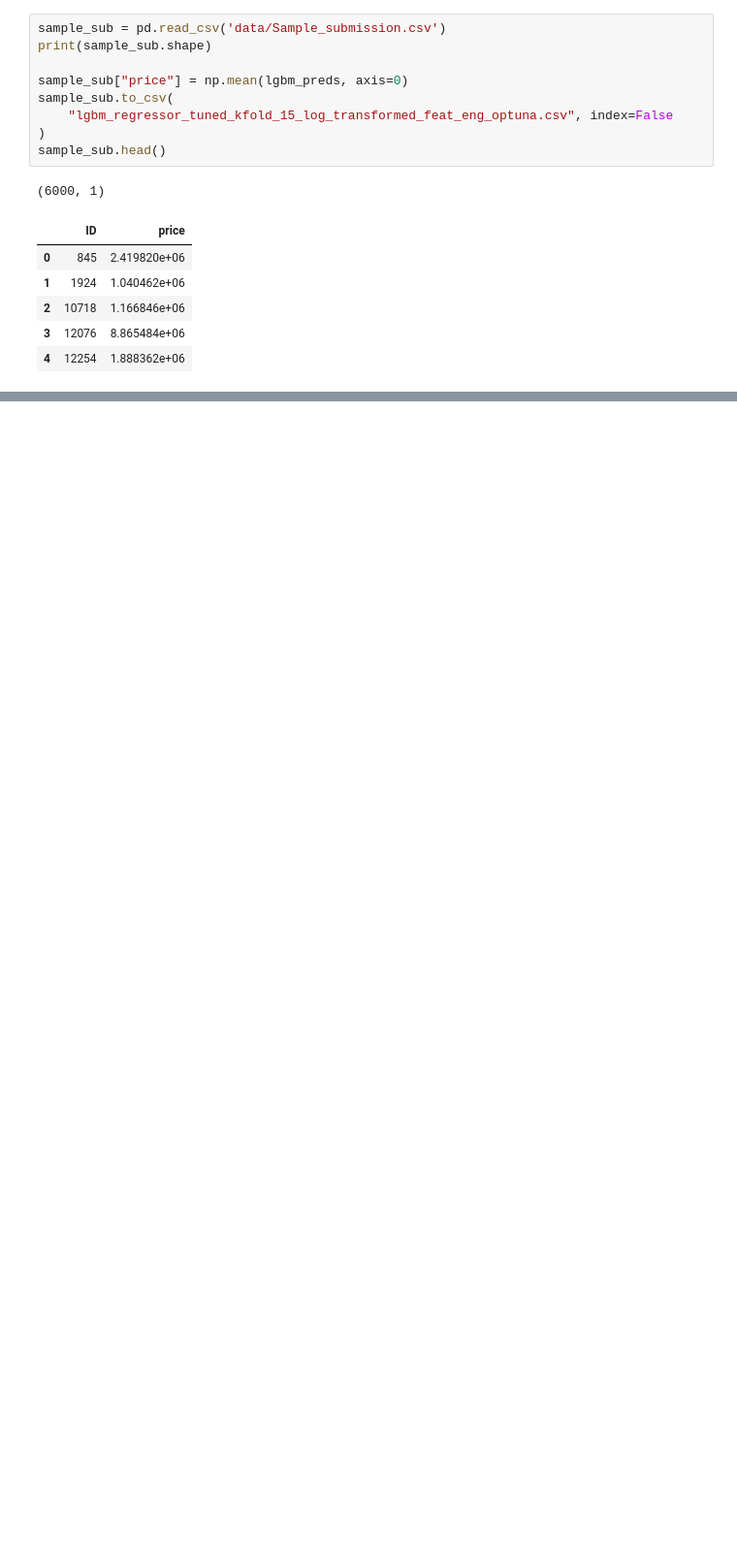
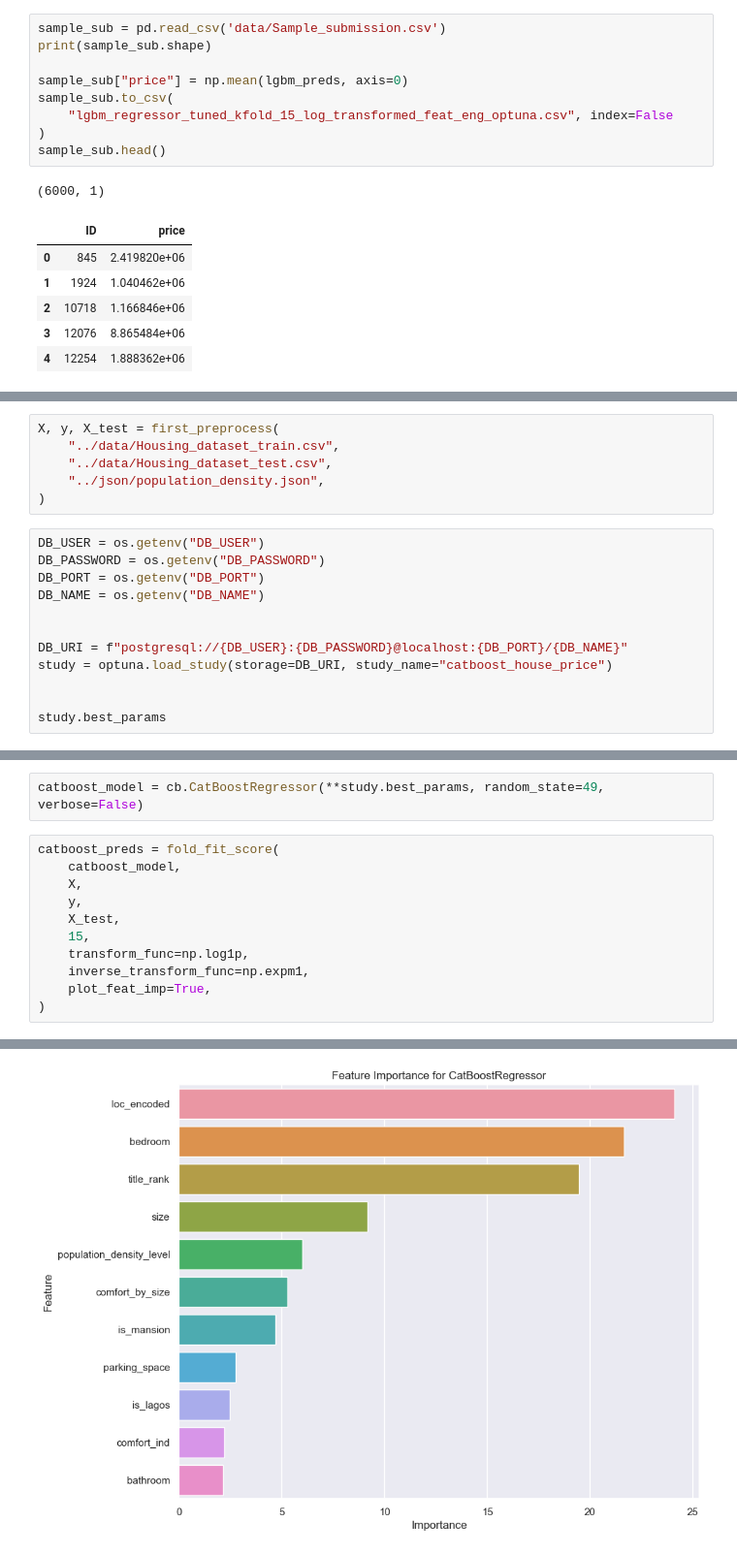
Before and after one commit to veronicaeyo/house_price_prediction, a Jupyter notebook: notebooks/house_prediction_load_optuna.ipynb, the cells around one changed output, grey strips where cells are left out. Shown: that part at 97% size. Drawn from its saved outputs; the diff is of its cells as text; blank space fills up the shorter version.

Commit message:
optuna tuning

```diff
--- a/notebooks/house_prediction_load_optuna.ipynb
+++ b/notebooks/house_prediction_load_optuna.ipynb
@@ -115,0 +120,18 @@ sample_sub.head()
+# %%
+X, y, X_test = first_preprocess(
+    "../data/Housing_dataset_train.csv",
+    "../data/Housing_dataset_test.csv",
+    "../json/population_density.json",
+)
+# %%
+DB_USER = os.getenv("DB_USER")
+DB_PASSWORD = os.getenv("DB_PASSWORD")
+DB_PORT = os.getenv("DB_PORT")
+DB_NAME = os.getenv("DB_NAME")
+
+
+DB_URI = f"postgresql://{DB_USER}:{DB_PASSWORD}@localhost:{DB_PORT}/{DB_NAME}"
+study = optuna.load_study(storage=DB_URI, study_name="catboost_house_price")
+
+
+study.best_params
@@ -115,0 +145,14 @@ sample_sub.head()
+# %%
+catboost_model = cb.CatBoostRegressor(**study.best_params, random_state=49, verbose=False)
+# %%
+catboost_preds = fold_fit_score(
+    catboost_model,
+    X,
+    y,
+    X_test,
+    15,
+    transform_func=np.log1p,
+    inverse_transform_func=np.expm1,
+    plot_feat_imp=True,
+)
+# %% [output]
@@ -115,0 +176 @@ sample_sub.head()
+[figure, added]
```
Also changed, not shown: parts of 5 cells of this notebook, 1 other file.
